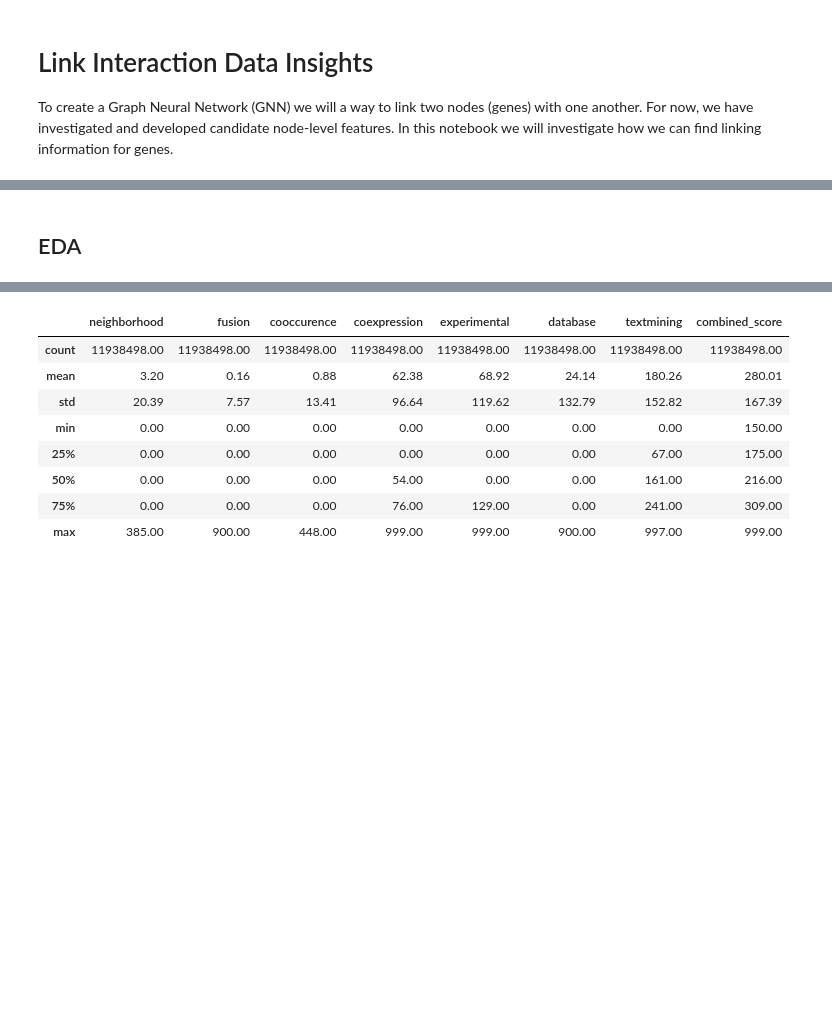
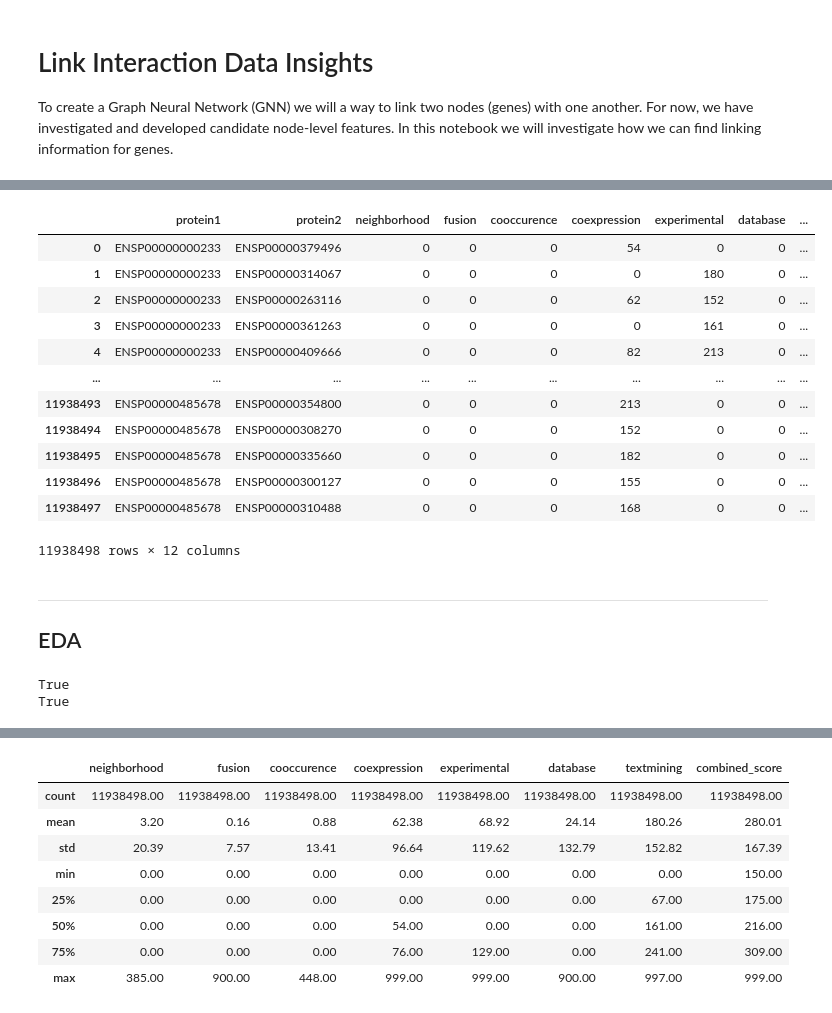
Before and after one commit to PeeteKeesel/gnn-for-drug-response-prediction, a Jupyter notebook: 07_Linking.ipynb, the cells around one changed output, grey strips where cells are left out. Saved outputs shown, nothing was run; the diff lists cells and outputs as text; code cells hidden in the pictures; blank space fills up the shorter version.

Commit message:
added mapping of genes to proteins for the linking data

```diff
--- a/07_Linking.ipynb
+++ b/07_Linking.ipynb
@@ -51,0 +104,14 @@ protein_links_v1.head(5)
+# %%
+# ---------------------- #
+# Read Protein Info Data
+# ---------------------- #
+
+# Read content of .gz file as bytes.
+contents = gzip.open(f'{PATH_TO_LINKING_DATA}{PROTEIN_INFO_FILE}', "rb").read()
+
+# Convert bytes to pd.DataFrame.
+data = BytesIO(contents)
+protein_info_v1 = pd.read_csv(data, sep='\t')
+
+print(protein_info_v1.shape)
+protein_info_v1.head(5)
@@ -51,0 +142,6 @@ protein_links_v1.head(5)
+# %%
+# Exclude the Homo Sapiens taxonomy ID from the protein columns.
+protein_links_v2 = protein_links_v1.copy()
+protein_links_v2.protein1 = protein_links_v2.protein1.str[5:]
+protein_links_v2.protein2 = protein_links_v2.protein2.str[5:]
+protein_links_v2.head(3)
@@ -51,0 +155,7 @@ protein_links_v1.head(5)
+# %%
+# Rename protein identifier column.
+protein_info_v2 = protein_info_v1.rename(columns={'#string_protein_id': 'string_protein_id'}, inplace=False)
+
+# Exclude the Homo Sapiens taxonomy ID from the protein columns.
+protein_info_v2.string_protein_id = protein_info_v2.string_protein_id.str[5:]
+protein_info_v2.head(3)
@@ -52,2 +261,28 @@ protein_links_v1.head(5)
+# %%
+protein_links_v2.merge(right=protein_info_v2[['string_protein_id', 'preferred_name']],
+                                          how='left',
+                                          left_on='protein1',
+                                          right_on='string_protein_id')
+# %% [output]
+|  | protein1 | protein2 | neighborhood | fusion | cooccurence | coexpression | experimental | database | ... |
+| 0 | ENSP00000000233 | ENSP00000379496 | 0 | 0 | 0 | 54 | 0 | 0 | ... |
+| 1 | ENSP00000000233 | ENSP00000314067 | 0 | 0 | 0 | 0 | 180 | 0 | ... |
+| 2 | ENSP00000000233 | ENSP00000263116 | 0 | 0 | 0 | 62 | 152 | 0 | ... |
+| 3 | ENSP00000000233 | ENSP00000361263 | 0 | 0 | 0 | 0 | 161 | 0 | ... |
+| 4 | ENSP00000000233 | ENSP00000409666 | 0 | 0 | 0 | 82 | 213 | 0 | ... |
+| ... | ... | ... | ... | ... | ... | ... | ... | ... | ... |
+| 11938493 | ENSP00000485678 | ENSP00000354800 | 0 | 0 | 0 | 213 | 0 | 0 | ... |
+| 11938494 | ENSP00000485678 | ENSP00000308270 | 0 | 0 | 0 | 152 | 0 | 0 | ... |
+| 11938495 | ENSP00000485678 | ENSP00000335660 | 0 | 0 | 0 | 182 | 0 | 0 | ... |
+| 11938496 | ENSP00000485678 | ENSP00000300127 | 0 | 0 | 0 | 155 | 0 | 0 | ... |
+| 11938497 | ENSP00000485678 | ENSP00000310488 | 0 | 0 | 0 | 168 | 0 | 0 | ... |
+11938498 rows × 12 columns
 # %% [markdown]
+---
 ## EDA
+# %%
+print('ENSP00000243052' in protein_links_v2.protein1.values) # This would have the gene 'PDE1B'
+print('ENSP00000379496' in protein_links_v2.protein1.values) # This would have the gene 'PDE1C'
+# %% [output]
+True
+True
```
Also changed, not shown: parts of 29 cells of this notebook, 4 other files.
